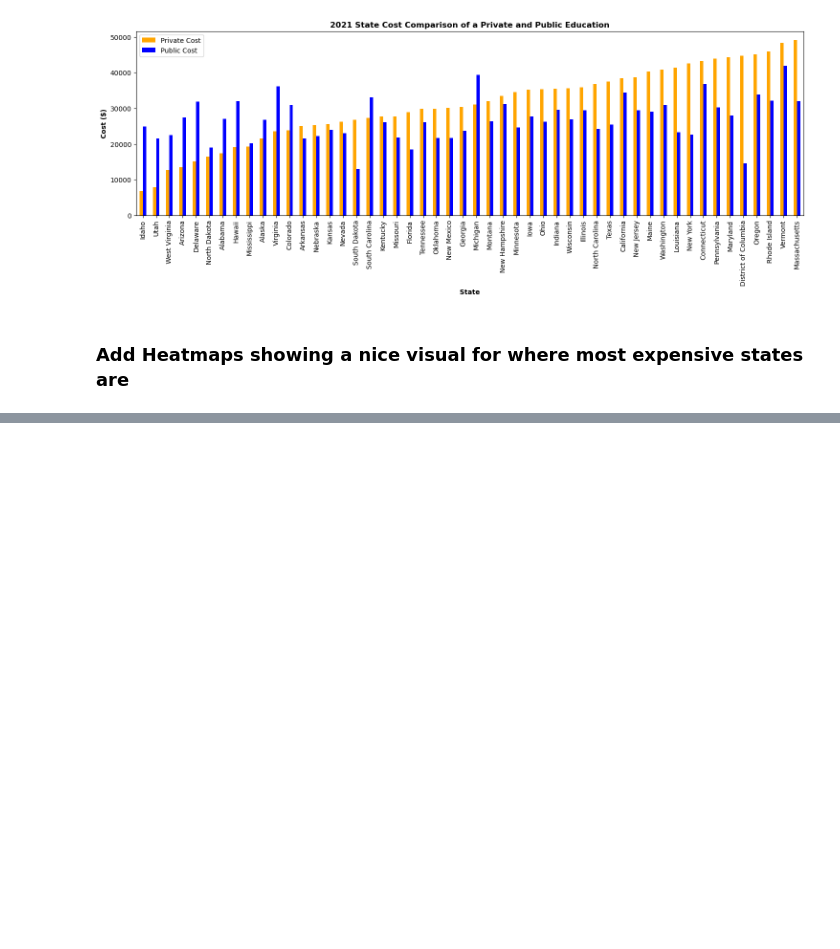
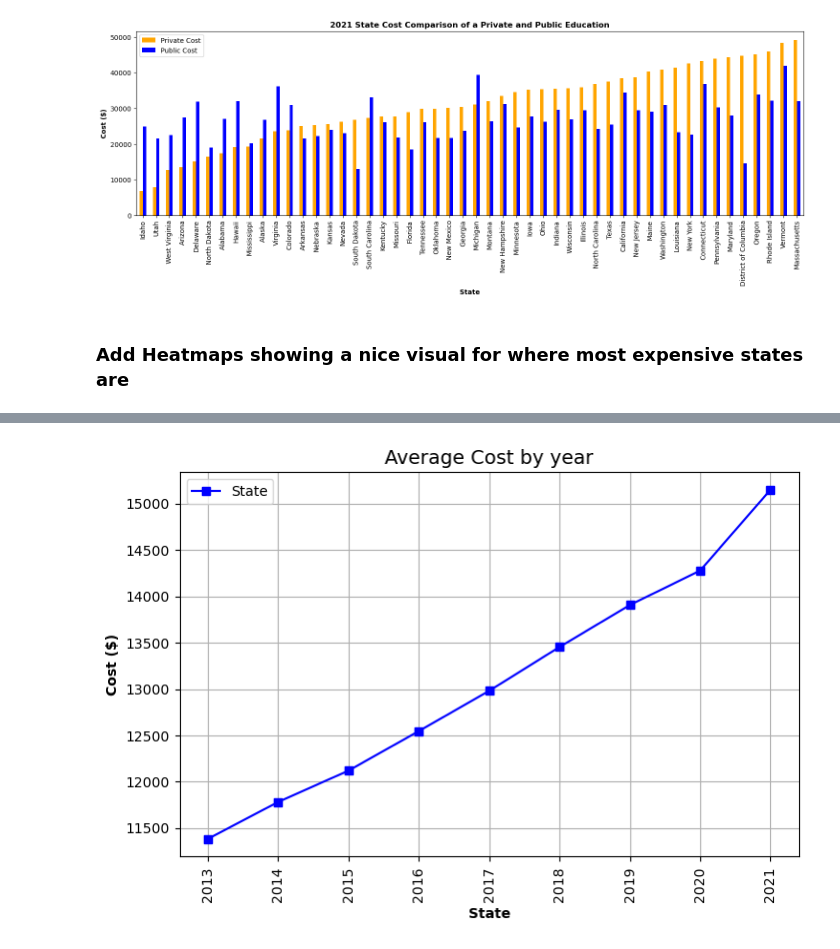
Before and after one commit to anthonybpino/Project-1-Undergrad-Student-Data, a Jupyter notebook: cost_state_2019_2021.ipynb, the cells around one changed output, grey strips where cells are left out. Drawn from its saved outputs; the diff is of its cells as text; code cells hidden in the pictures; blank space fills up the shorter version.

```diff
--- a/cost_state_2019_2021.ipynb
+++ b/cost_state_2019_2021.ipynb
@@ -271,0 +288,14 @@ fig.show()
+# %%
+avg_year_cost = school_df.groupby('Year').mean(numeric_only=True)
+plt.figure(figsize=(8, 5))
+plt.plot(avg_year_cost.index, avg_year_cost['Cost'], marker="s", color="blue")
+plt.legend(['State'], loc='upper left', fontsize=10)
+plt.xlabel('State', fontweight="bold")
+plt.ylabel('Cost ($)', fontweight="bold")
+plt.title('Average Cost by year', fontsize=14)
+plt.xticks(rotation=90)
+plt.grid()
+plt.show()
+# avg_year_cost
+# %% [output]
+[figure, added]
```
Also changed, not shown: parts of 16 cells of this notebook, 9 other files.
